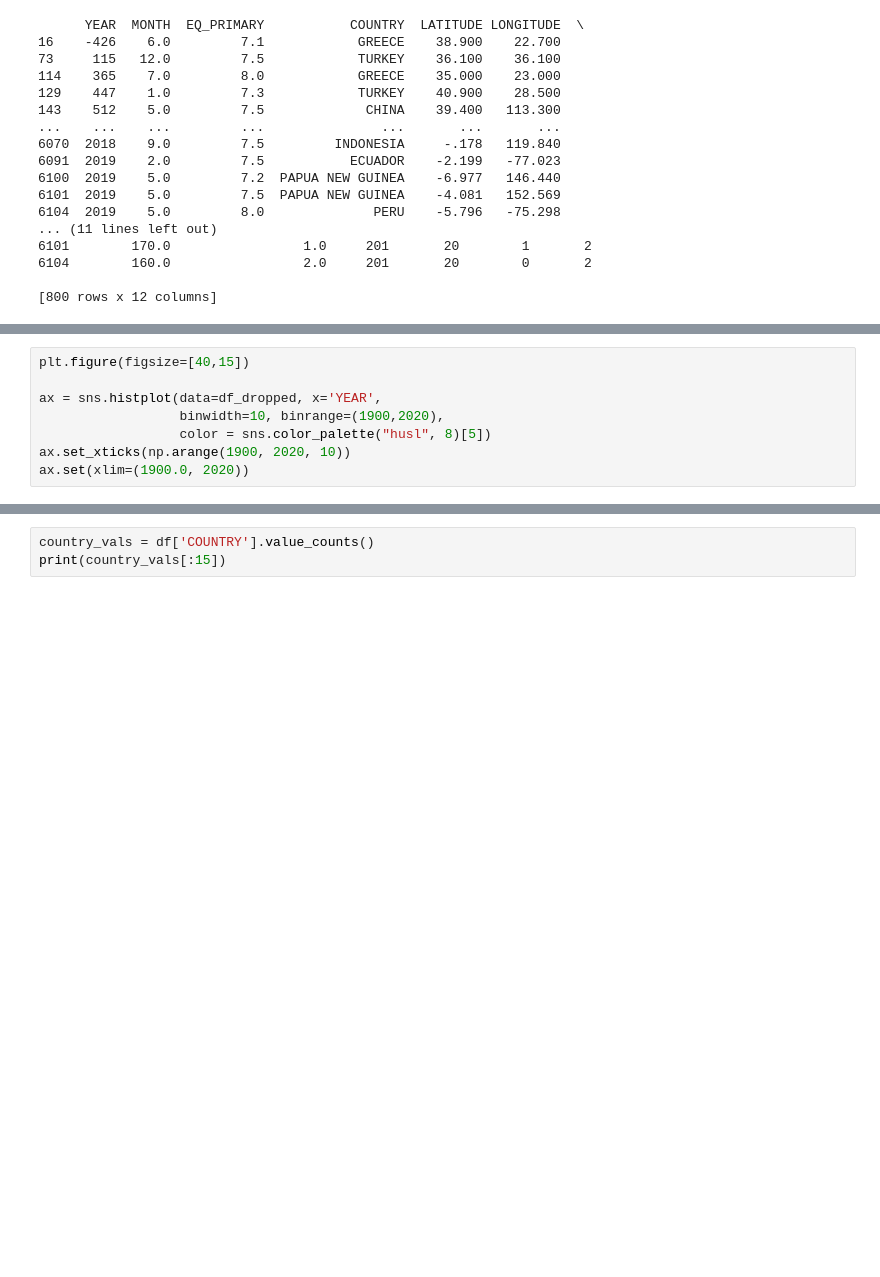
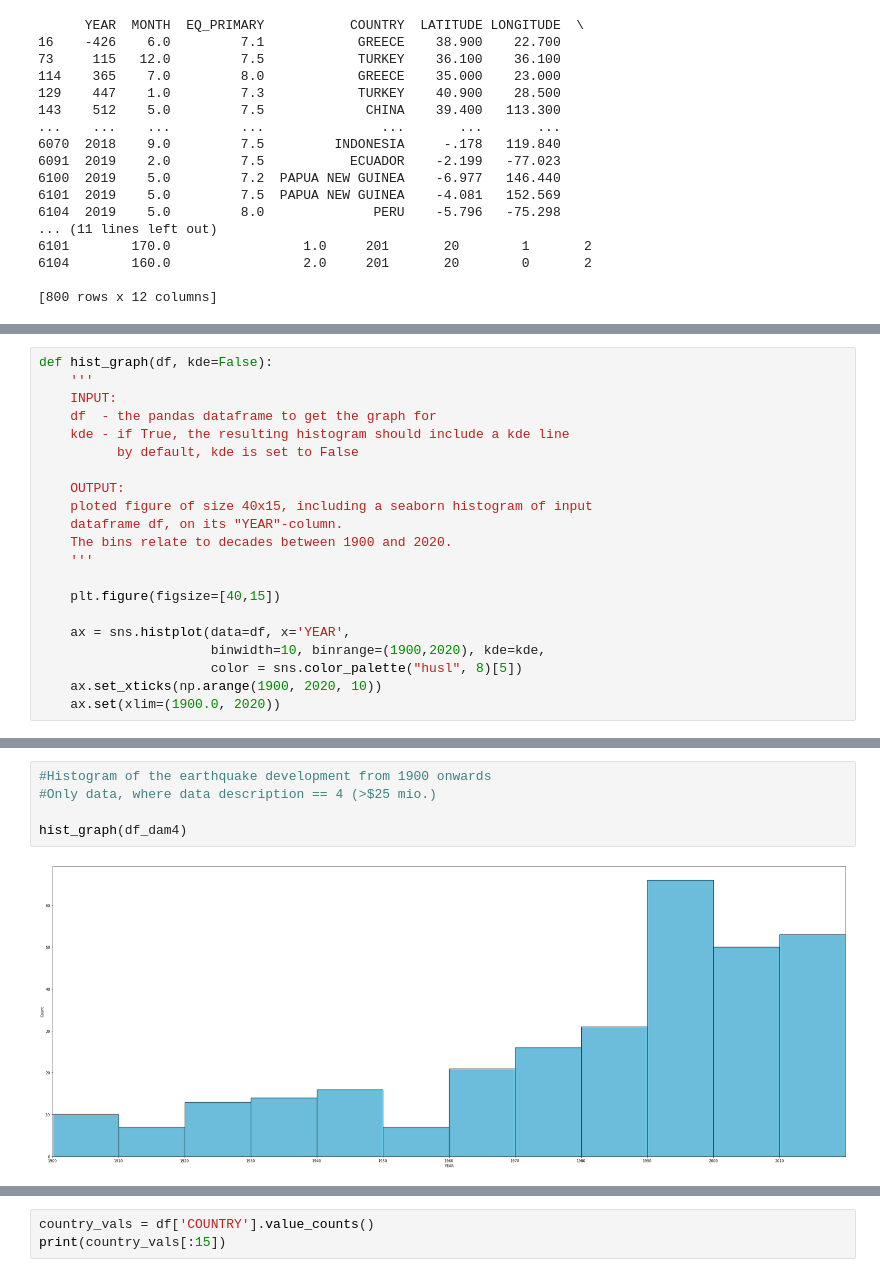
Before and after one commit to mileier/Earthquake-Development, a Jupyter notebook: earth-dev-sig.ipynb, the cells around one changed output, grey strips where cells are left out. Saved outputs shown, nothing was run; the diff lists cells and outputs as text; blank space fills up the shorter version.

```diff
--- a/earth-dev-sig.ipynb
+++ b/earth-dev-sig.ipynb
@@ -388,10 +467,23 @@ ax.set(title="Only Magnitude > 8")
 [figure]
 [figure]
 # %%
-plt.figure(figsize=[40,15])
+def hist_graph(df, kde=False):
+    '''
+    INPUT:
+    df  - the pandas dataframe to get the graph for
+    kde - if True, the resulting histogram should include a kde line
+          by default, kde is set to False
 
-ax = sns.histplot(data=df_dropped, x='YEAR',
-                  binwidth=10, binrange=(1900,2020),
-                  color = sns.color_palette("husl", 8)[5])
-ax.set_xticks(np.arange(1900, 2020, 10))
-ax.set(xlim=(1900.0, 2020))
+    OUTPUT:
+    ploted figure of size 40x15, including a seaborn histogram of input
+    dataframe df, on its "YEAR"-column.
+    The bins relate to decades between 1900 and 2020.
+    '''
+
+    plt.figure(figsize=[40,15])
+
+    ax = sns.histplot(data=df, x='YEAR',
+                      binwidth=10, binrange=(1900,2020), kde=kde,
+                      color = sns.color_palette("husl", 8)[5])
+    ax.set_xticks(np.arange(1900, 2020, 10))
+    ax.set(xlim=(1900.0, 2020))
@@ -525,0 +497,7 @@ Name: LATITUDE, Length: 6105, dtype: object
+# %%
+#Histogram of the earthquake development from 1900 onwards
+#Only data, where data description == 4 (>$25 mio.)
+
+hist_graph(df_dam4)
+# %% [output]
+[figure, added]
```
Also changed, not shown: parts of 58 cells of this notebook.
